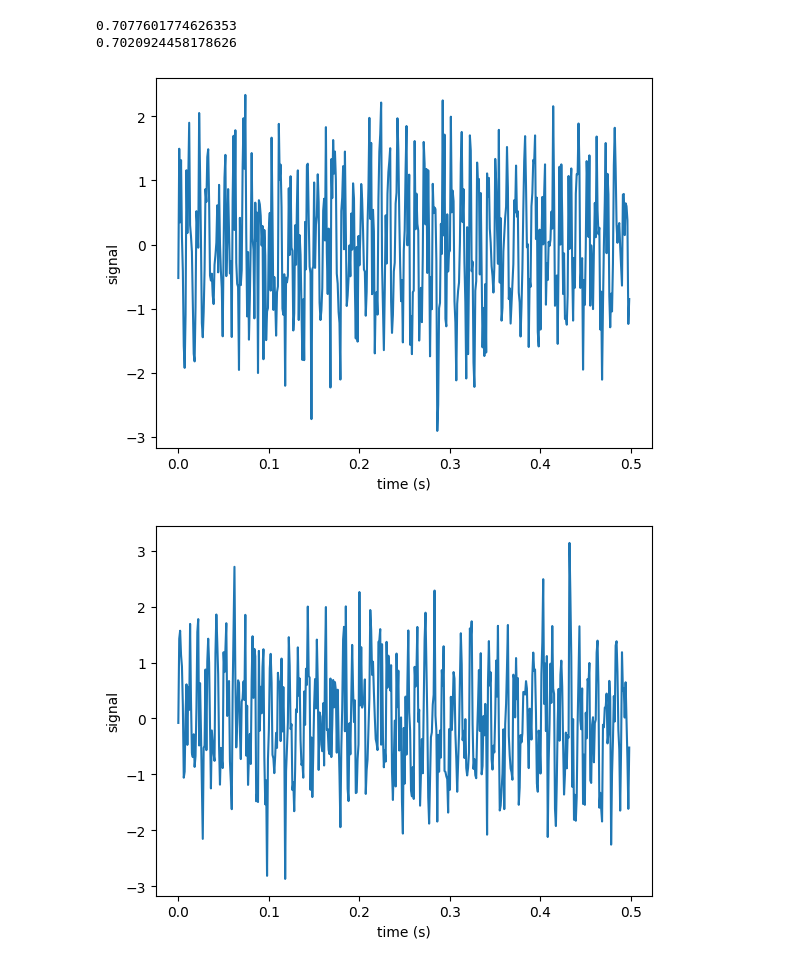
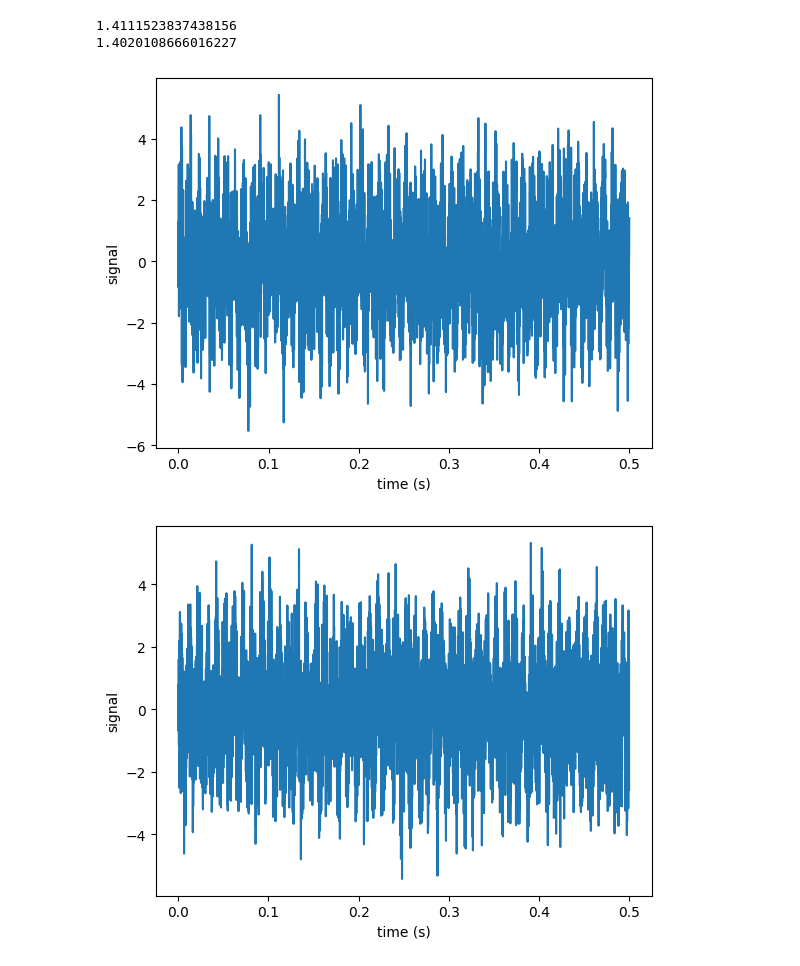
Before and after one commit to carloshernangarrido/control, a Jupyter notebook: 04_typical-stages-in-DSP/Resolution_example/Ej2.ipynb, the cells around one changed output. Drawn from its saved outputs; the diff is of its cells as text; code cells hidden in the pictures.

```diff
--- a/04_typical-stages-in-DSP/Resolution_example/Ej2.ipynb
+++ b/04_typical-stages-in-DSP/Resolution_example/Ej2.ipynb
@@ -3,7 +3,7 @@ import numpy as np
 import matplotlib.pyplot as plt
 # %%
 f = 100  # Hz
-fs = 1000  # Hz
+fs = 10000  # Hz
 t_i = 0.0  # s
 t_f = 0.5  # s
 # %%
@@ -25,5 +25,5 @@ plot_signal(time, signal)
 # %%
-SNR = 0
+SNR = -6
 
 def calc_snr(signal, noise):
     return 10*np.log10(np.var(signal)/np.var(noise))
@@ -49,37 +49,37 @@ def my_awgn(signal, snr):
 
 
 def add_white_noise(signal, snr_db):
     """
     Generado por bing chat (chatGPT) ---- DANGER !!!
     Add white noise to a signal with a specific SNR in dB
     """
     # Calculate signal power
     sig_power = np.sum(signal ** 2) / len(signal)
 
     # Calculate noise power
     noise_power = sig_power / (10 ** (snr_db / 10))
 
     # Generate white noise
     noise = np.random.normal(0, np.sqrt(noise_power), len(signal))
 
     # Add noise to signal
     noisy_signal = signal + noise
 
     return noisy_signal
 
 
 signal_n = my_awgn(signal, SNR)
 plot_signal(time, signal_n)
 print(calc_rms(signal_n-signal))
 
 signal_n = add_white_noise(signal, SNR)
 plot_signal(time, signal_n)
 print(calc_rms(signal_n-signal))
 # %% [output]
-0.7077601774626353
-0.7020924458178626
+1.4111523837438156
+1.4020108666016227
-[figure, old version]
+[figure, new version]
-[figure, old version]
+[figure, new version]
 # %%
 from scipy.fftpack import fft
 
```
Also changed, not shown: parts of 8 cells of this notebook.
